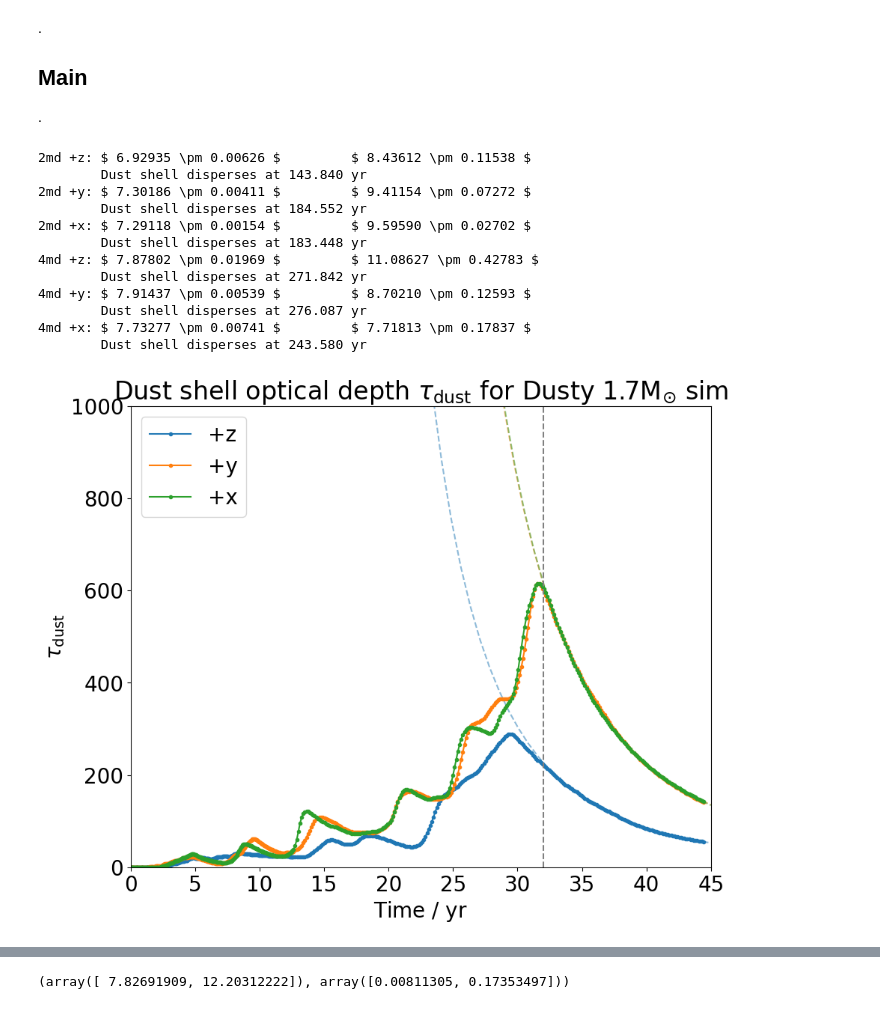
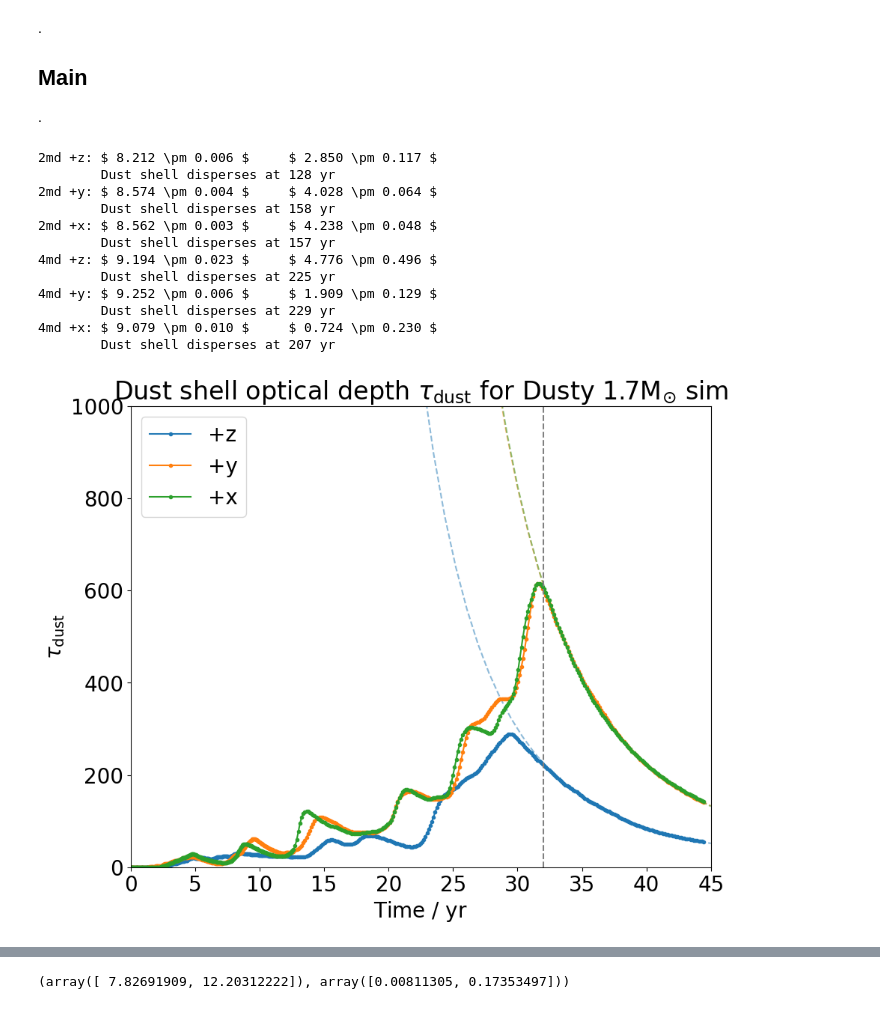
Before and after one commit to chunliangmu/RTinCEE-scripts-2024, a Jupyter notebook: script_TauDust.ipynb, the cells around one changed output, grey strips where cells are left out. Saved outputs shown, nothing was run; the diff lists cells and outputs as text; code cells hidden in the pictures.

```diff
--- a/script_TauDust.ipynb
+++ b/script_TauDust.ipynb
@@ -226,7 +226,7 @@ if __name__ == '__main__' and do_debug:
     }
 
     # - set dust shell dispersion func -
-    alpha0 = -10/3
+    alpha0 = -4
     # f: get tau_dust from time
     f = lambda t, A, t0, alpha=alpha0: 10**A * (t - t0)**alpha
     # g: f^-1, i.e., get time from tau_dust
@@ -250,47 +250,47 @@ if __name__ == '__main__' and do_debug:
             mk = xs > t_dust_stop[job_nickname]
             xs_d, ys_d = xs[mk].to_value(units.yr), ys[mk]
             # set initial guess p0
             t00 = 10.
             A0 = np.average(np.log10(ys_d / f(xs_d, 0., t00)))
             p0 = (A0, t00)
             # - fit and plot dispersion prediction -
             popt, pcov = curve_fit(f, xs_d, ys_d, p0=p0)
             perr = np.sqrt(np.diag(pcov))
             t0 = popt[1]
             xs_p = np.linspace(t0, xlim[1])
             ax.plot(xs_p, f(xs_p, *popt), '--', color=f'C{ilabel}', alpha=0.5)
             print(
-                f"{job_nickname} {label}: {' \t'.join([f'$ {pv:.5f} \\pm {pe:.5f} $' for pv, pe in zip(popt, perr)])}",
-                f"\n\tDust shell disperses at {g(PHOTOSPHERE_TAU, *popt):.3f} yr",
+                f"{job_nickname} {label}: {' \t'.join([f'$ {pv:.3f} \\pm {pe:.3f} $' for pv, pe in zip(popt, perr)])}",
+                f"\n\tDust shell disperses at {g(PHOTOSPHERE_TAU, *popt):.0f} yr",
             )
 
 
         ax.axvline(t_dust_stop[job_nickname].to_value(units.yr), linestyle='--', color='grey')
 
         # - formatting -
         ax.set_xlim(xlim)
         # ax.set_ylim((0, 400))
         ax.set_xlabel(f"Time / {xs.unit.to_string('latex_inline')}")
         ax.set_ylabel(f"$\\tau_\\mathrm{{dust}}$")
         ax.legend(loc='upper left')
         ax.set_ylim((0, 1000))
         ax.set_title(f"{job_profile['name']}")
         fig.savefig(f"{output_dir}{job_nickname}_taudust.pdf")
         ax.set_title(f"Dust shell optical depth $\\tau_\\mathrm{{dust}}$ for {job_profile['name']} sim")
         fig.savefig(f"{output_dir}{job_nickname}_taudust.png")
 # %% [output]
-2md +z: $ 6.92935 \pm 0.00626 $         $ 8.43612 \pm 0.11538 $
-        Dust shell disperses at 143.840 yr
-2md +y: $ 7.30186 \pm 0.00411 $         $ 9.41154 \pm 0.07272 $
-        Dust shell disperses at 184.552 yr
-2md +x: $ 7.29118 \pm 0.00154 $         $ 9.59590 \pm 0.02702 $
-        Dust shell disperses at 183.448 yr
-4md +z: $ 7.87802 \pm 0.01969 $         $ 11.08627 \pm 0.42783 $
-        Dust shell disperses at 271.842 yr
-4md +y: $ 7.91437 \pm 0.00539 $         $ 8.70210 \pm 0.12593 $
-        Dust shell disperses at 276.087 yr
-4md +x: $ 7.73277 \pm 0.00741 $         $ 7.71813 \pm 0.17837 $
-        Dust shell disperses at 243.580 yr
+2md +z: $ 8.212 \pm 0.006 $     $ 2.850 \pm 0.117 $
+        Dust shell disperses at 128 yr
+2md +y: $ 8.574 \pm 0.004 $     $ 4.028 \pm 0.064 $
+        Dust shell disperses at 158 yr
+2md +x: $ 8.562 \pm 0.003 $     $ 4.238 \pm 0.048 $
+        Dust shell disperses at 157 yr
+4md +z: $ 9.194 \pm 0.023 $     $ 4.776 \pm 0.496 $
+        Dust shell disperses at 225 yr
+4md +y: $ 9.252 \pm 0.006 $     $ 1.909 \pm 0.129 $
+        Dust shell disperses at 229 yr
+4md +x: $ 9.079 \pm 0.010 $     $ 0.724 \pm 0.230 $
+        Dust shell disperses at 207 yr
-[figure, old version]
+[figure, new version]
 [figure]
 # %%
```
Also changed, not shown: parts of 2 cells of this notebook, 8 other files.
